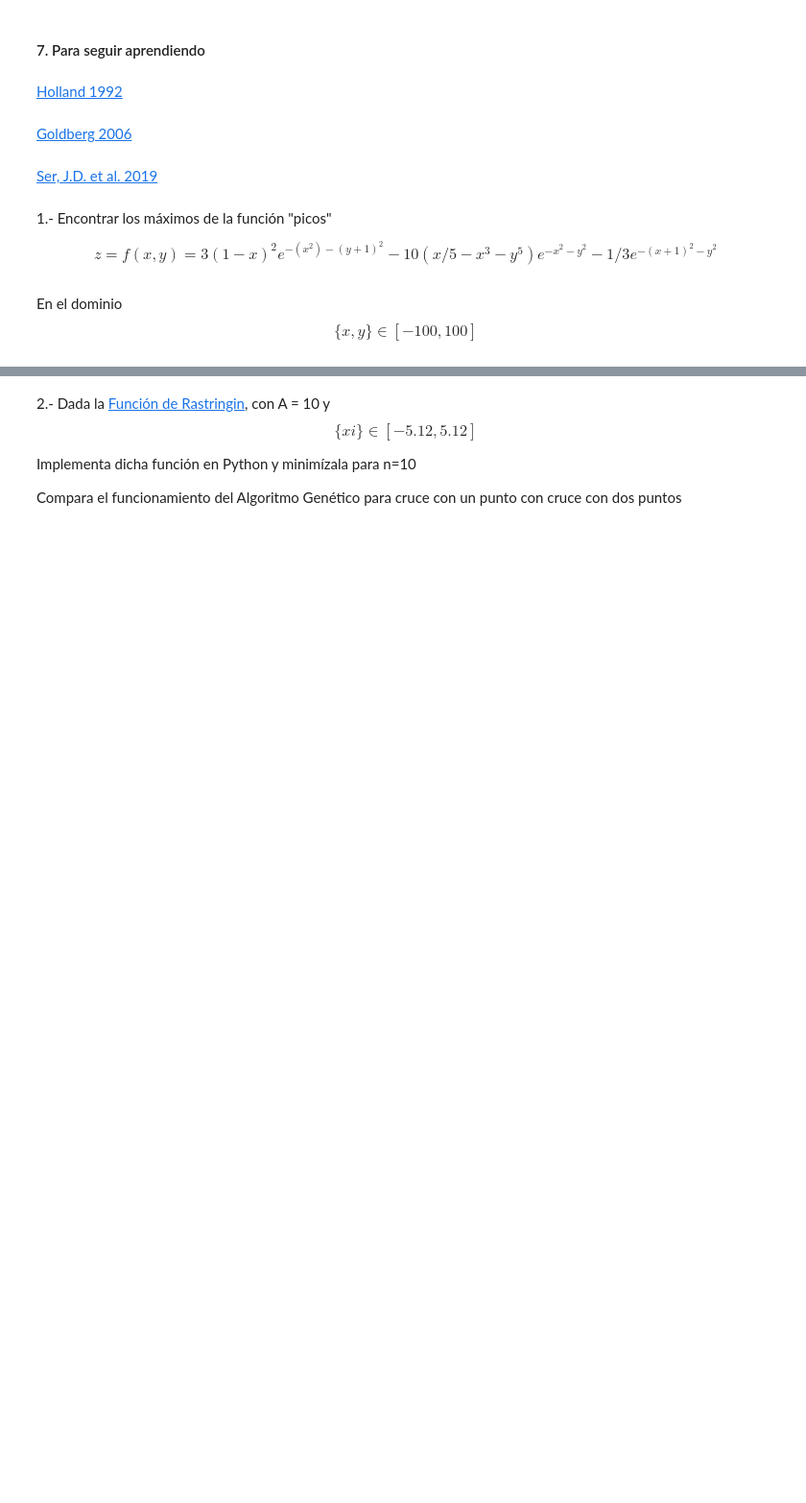
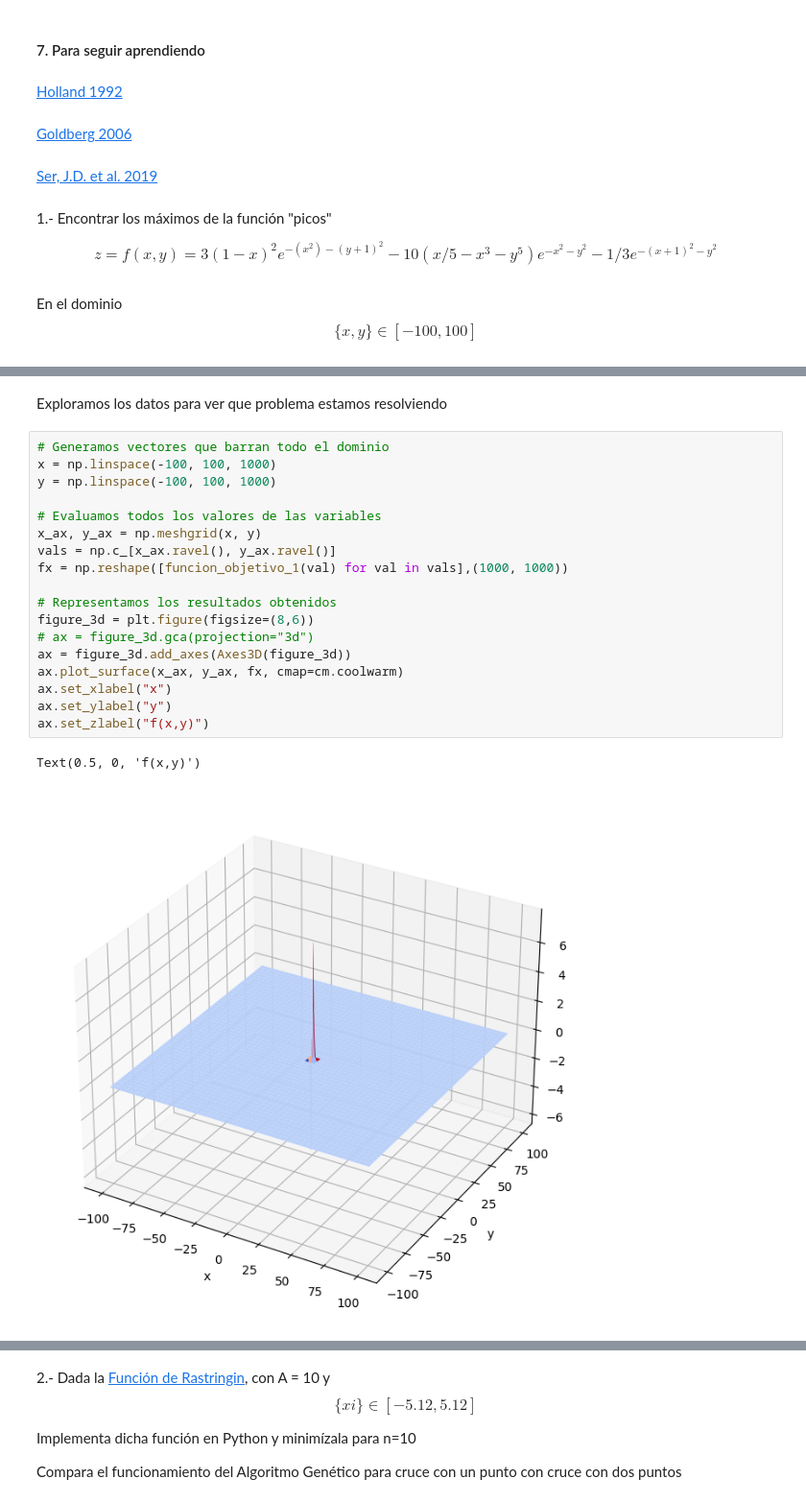
Before and after one commit to mpoyatos/APRENDIZAJE_AUTOMATICO_23_24, a Jupyter notebook: ALGORITMO GENETICO/Problema_Sencillo_AG.ipynb, the cells around one changed output, grey strips where cells are left out. Shown at 96% size. Saved outputs shown, nothing was run; the diff lists cells and outputs as text; blank space fills up the shorter version.

```diff
--- a/ALGORITMO GENETICO/Problema_Sencillo_AG.ipynb
+++ b/ALGORITMO GENETICO/Problema_Sencillo_AG.ipynb
@@ -1098,0 +1035,23 @@ Mejor individuo [-0.025086277845050353, 1.5758699388391237]
+# %% [markdown]
+Exploramos los datos para ver que problema estamos resolviendo
+# %%
+# Generamos vectores que barran todo el dominio
+x = np.linspace(-100, 100, 1000)
+y = np.linspace(-100, 100, 1000)
+
+# Evaluamos todos los valores de las variables
+x_ax, y_ax = np.meshgrid(x, y)
+vals = np.c_[x_ax.ravel(), y_ax.ravel()]
+fx = np.reshape([funcion_objetivo_1(val) for val in vals],(1000, 1000))
+
+# Representamos los resultados obtenidos
+figure_3d = plt.figure(figsize=(8,6))
+# ax = figure_3d.gca(projection="3d")
+ax = figure_3d.add_axes(Axes3D(figure_3d))
+ax.plot_surface(x_ax, y_ax, fx, cmap=cm.coolwarm)
+ax.set_xlabel("x")
+ax.set_ylabel("y")
+ax.set_zlabel("f(x,y)")
+# %% [output]
+Text(0.5, 0, 'f(x,y)')
+[figure, added]
```
Also changed, not shown: parts of 12 cells of this notebook.
